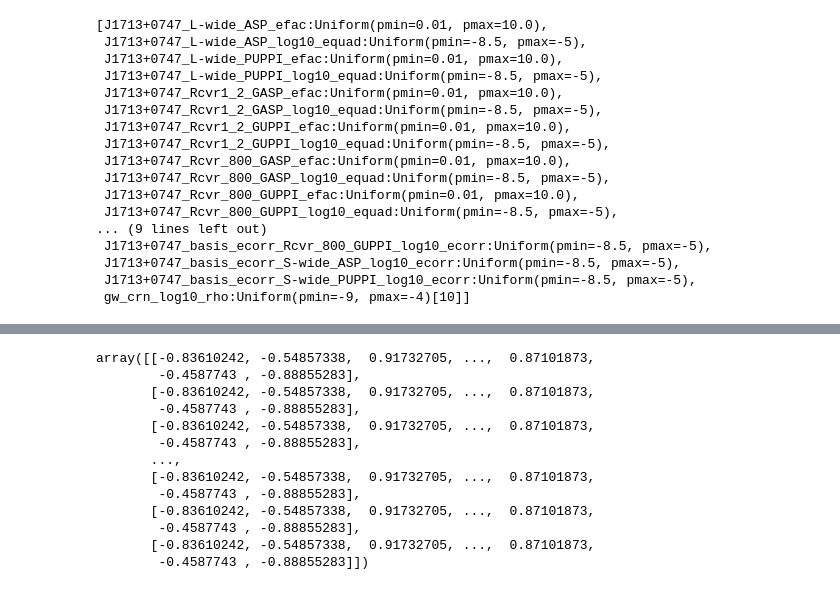
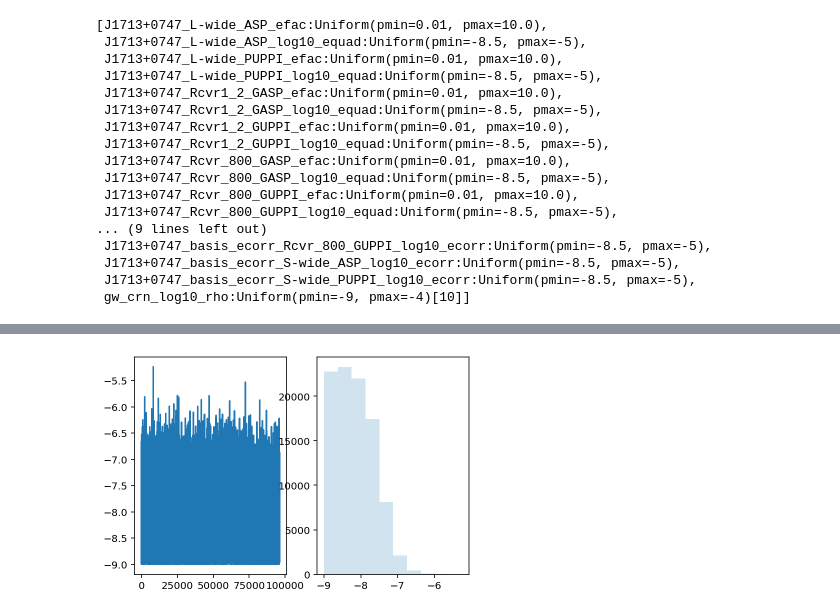
Before and after one commit to stevertaylor/pulsar_timing_gibbsspec, a Jupyter notebook: pta_gibbs_freespec.ipynb, the cells around one changed output, grey strips where cells are left out. Saved outputs shown, nothing was run; the diff lists cells and outputs as text; code cells hidden in the pictures.

```diff
--- a/pta_gibbs_freespec.ipynb
+++ b/pta_gibbs_freespec.ipynb
@@ -807,16 +799,9 @@ array([[ 0.00809591,  0.00793454, -0.00793436, ...,  0.        ,
-# %%
-pta._signal_dict['J1713+0747_gw_crn'].get_basis()
-# %% [output]
-array([[-0.83610242, -0.54857338,  0.91732705, ...,  0.87101873,
-        -0.4587743 , -0.88855283],
-       [-0.83610242, -0.54857338,  0.91732705, ...,  0.87101873,
-        -0.4587743 , -0.88855283],
-       [-0.83610242, -0.54857338,  0.91732705, ...,  0.87101873,
-        -0.4587743 , -0.88855283],
-       ...,
-       [-0.83610242, -0.54857338,  0.91732705, ...,  0.87101873,
-        -0.4587743 , -0.88855283],
-       [-0.83610242, -0.54857338,  0.91732705, ...,  0.87101873,
-        -0.4587743 , -0.88855283],
-       [-0.83610242, -0.54857338,  0.91732705, ...,  0.87101873,
-        -0.4587743 , -0.88855283]])
+# %%
+chain_gibbs_1713 = np.loadtxt('./gibbs_nano9_1713/chain.txt')
+# %%
+idx = 29
+fig,ax = plt.subplots(nrows=1,ncols=2)
+ax[0].plot(chain_gibbs_1713[500:,idx]);
+ax[1].hist(chain_gibbs_1713[500:,idx], alpha=0.2);
+# %% [output]
+[figure, added]
```
Also changed, not shown: parts of 19 cells of this notebook.
